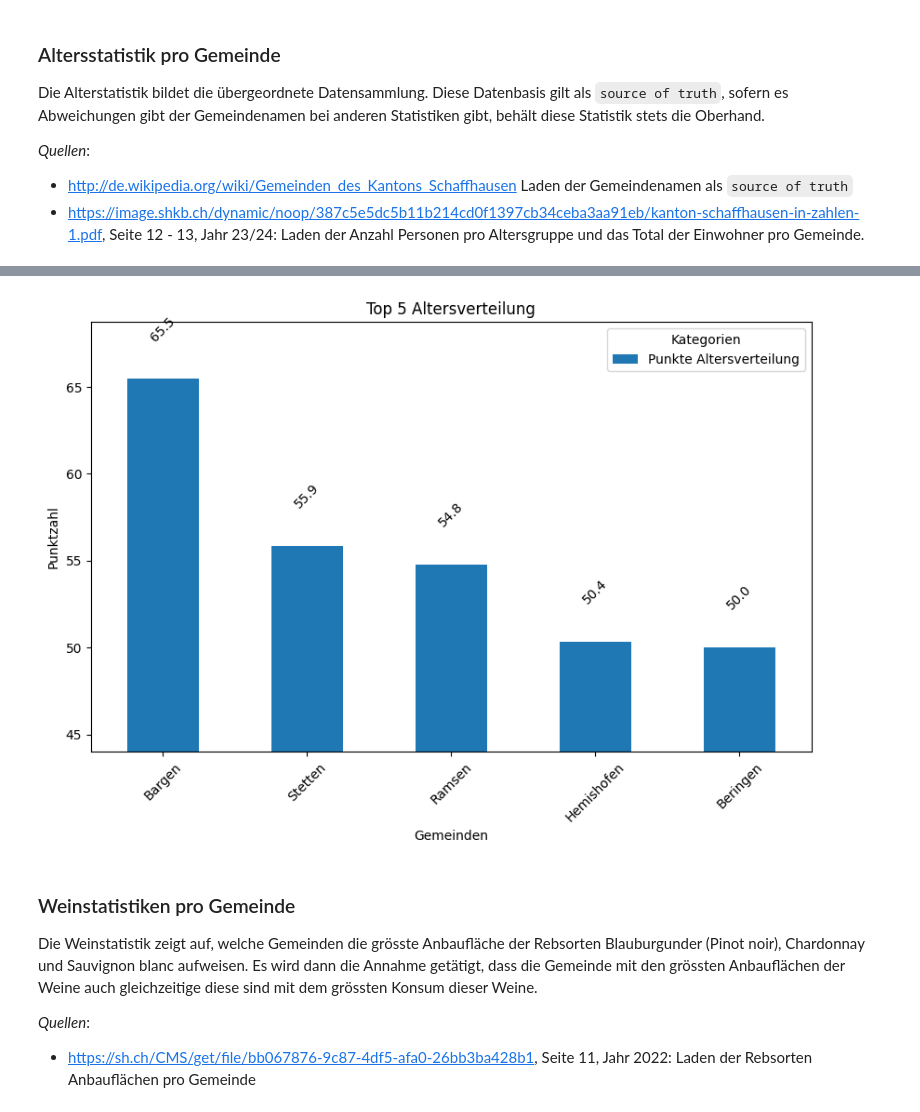
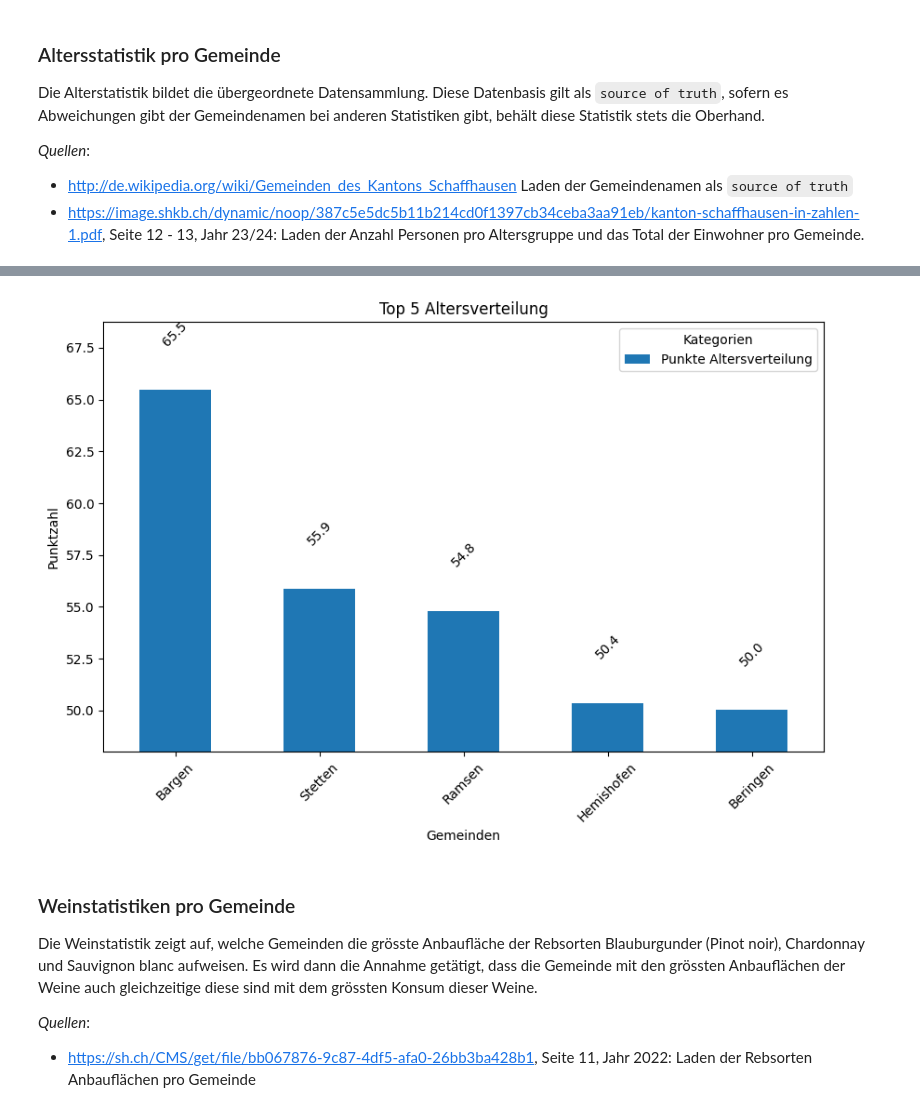
Before and after one commit to janzimmermann1/dawr-assessment-1, a Jupyter notebook: Assignment1.ipynb, the cells around one changed output, grey strips where cells are left out. Saved outputs shown, nothing was run; the diff lists cells and outputs as text; code cells hidden in the pictures.

```diff
--- a/Assignment1.ipynb
+++ b/Assignment1.ipynb
@@ -105,11 +116,10 @@ dataframe_population_calc = calculatePointsForColumns(dataframe_population_calc,
 dataframe_population_calc['Punkte Altersverteilung'] = dataframe_population_calc['Punkte Prozent 0 – 19 Jahre'] * 0.3 + dataframe_population_calc['Punkte Prozent 20 – 64 Jahre'] * 0.6 + dataframe_population_calc['Punkte Prozent 65 – 79 Jahre'] * 0.1
 dataframe_population = dataframe_population_calc.copy().iloc[:, [0,9,10,11,12]]
 dataframe_population = dataframe_population.sort_values(by='Punkte Altersverteilung', ascending=False)
-dataframe_population = dataframe_population.iloc[:, [0,4]]
 # %%
-showBarDiagramWithValues(dataframe_population.head(), 'Top 5 Altersverteilung', 44)
+showBarDiagramWithValues(dataframe_population.head().iloc[:, [0,4]], 'Top 5 Altersverteilung', 48)
 # %% [output]
-[figure, old version]
+[figure, new version]
 # %% [markdown]
 ### Weinstatistiken pro Gemeinde
 Die Weinstatistik zeigt auf, welche Gemeinden die grösste Anbaufläche der Rebsorten Blauburgunder (Pinot noir), Chardonnay und Sauvignon blanc aufweisen. Es wird dann die Annahme getätigt, dass die Gemeinde mit den grössten Anbauflächen der Weine auch gleichzeitige diese sind mit dem grössten Konsum dieser Weine.
```
Also changed, not shown: parts of 4 cells of this notebook.
